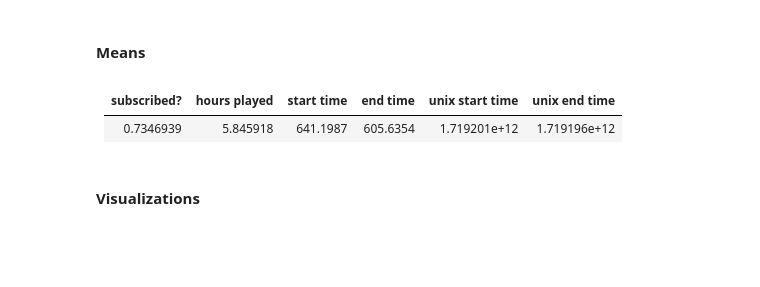
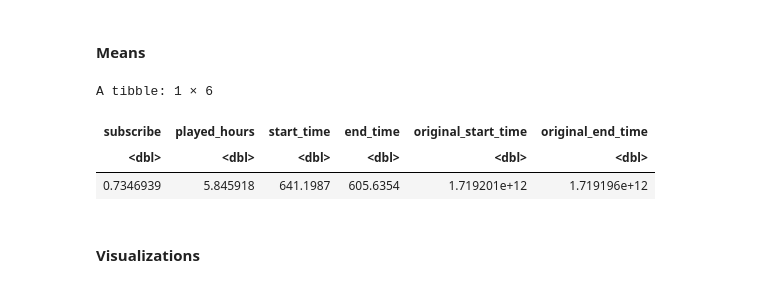
Before and after one commit to Booch58/individual_contribution, a Jupyter notebook: individual_contribution.ipynb, the cells around one changed output. Cells and saved outputs as stored; diff of their text form; code cells hidden in the pictures; blank space fills up the shorter version.

```diff
--- a/individual_contribution.ipynb
+++ b/individual_contribution.ipynb
@@ -129,14 +129,15 @@ A tibble: 1535 × 7
 # %%
 # run this cell
 mean_all <- players |>
     select(subscribe, played_hours) |>
     map_dfr(mean) |>
     bind_cols(map_dfr(select(sessions, start_time, end_time, original_start_time, original_end_time), mean, na.rm = TRUE))
+mean_all
+# %% [output]
+A tibble: 1 × 6
+| subscribe | played_hours | start_time | end_time | original_start_time | original_end_time |
+| <dbl> | <dbl> | <dbl> | <dbl> | <dbl> | <dbl> |
+| 0.7346939 | 5.845918 | 641.1987 | 605.6354 | 1.719201e+12 | 1.719196e+12 |
-# %% [markdown]
-
-|subscribed?|hours played|start time| end time| unix start time| unix end time|
-|---|---|---|---|---|---|
-|0.7346939	|5.845918	|641.1987	|605.6354	|1.719201e+12	|1.719196e+12
 # %% [markdown]
 #### Visualizations
 # %%
```
Also changed, not shown: parts of 1 cell of this notebook.
